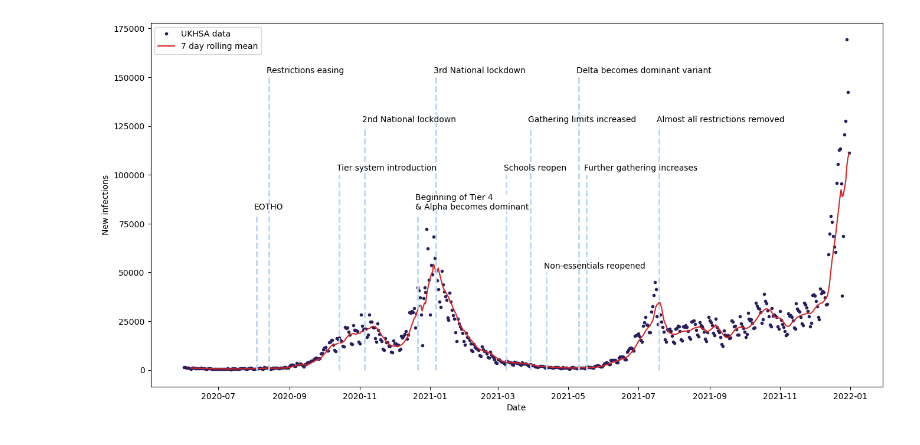
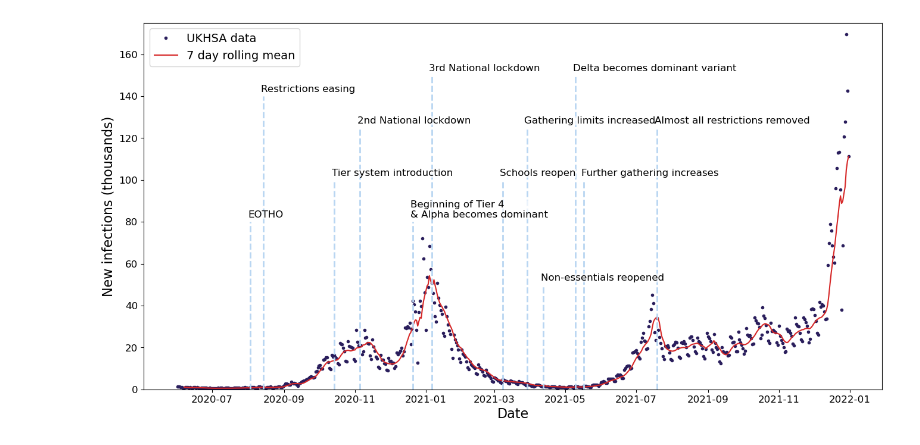
Before and after one commit to joshlooks/COVIDews, a Jupyter notebook: intro_plots.ipynb, the cells around one changed output. Cells and saved outputs as stored; diff of their text form; code cells hidden in the pictures.

```diff
--- a/intro_plots.ipynb
+++ b/intro_plots.ipynb
@@ -15,38 +14,43 @@ cases20_additional = pd.read_csv('Data/ltla_2023-12-14.csv')
 cases20_additional.rename(columns={'newCasesBySpecimenDate':'value','areaCode':'area_code','areaName':'area_name'},inplace=True)
 cases20_additional.drop(columns='areaType',inplace=True)
 cases20_additional = cases20_additional[cases20_additional['area_name'].isin(cases20['area_name'].values)]
 cases20 = pd.concat([cases20,cases20_additional])
 # Rename columns and take weekly incidence instead of daily
 cases = pd.concat([cases20,cases21])
 cases['date'] = pd.to_datetime(cases['date'])
+cases['value'] = cases['value'] / 1000
 cases_total = cases.groupby('date').sum().reset_index()[['date','value']]
 cases_total['rolling'] = cases_total['value'].rolling(7).mean()
 cases_total.set_index('date')
 
 # Incidence plot with key timeline events/expected bifurcations
 fig, ax = plt.subplots(figsize=(16,8))
 ax.plot(cases_total['date'],cases_total['value'],".",label="UKHSA data",color='#2A1E5C')
 ax.plot(cases_total['date'],cases_total['rolling'],label="7 day rolling mean",color='#D62828')
 
 locs = ['2020-08-03','2020-08-14','2020-10-14','2020-11-05','2020-12-21','2021-01-06','2021-03-08','2021-03-29','2021-04-12','2021-05-10','2021-05-17','2021-07-19']
 locs = np.array(locs, dtype='datetime64')
 labs = ['EOTHO','Restrictions easing','Tier system introduction','2nd National lockdown','Beginning of Tier 4\n& Alpha becomes dominant',
         '3rd National lockdown','Schools reopen','Gathering limits increased','Non-essentials reopened','Delta becomes dominant variant','Further gathering increases','Almost all restrictions removed']
-heights = [80000,150000,100000,125000,80000,150000,100000,125000,50000,150000,100000,125000]
+heights = np.array([80000,140000,100000,125000,80000,150000,100000,125000,50000,150000,100000,125000]) / 1000
 ax.vlines(locs,ymin = 0, ymax = heights, linestyle='--',color='#B9D6F2',lw=2)
 for date, lab, ht in zip(locs, labs, heights):
     ax.annotate(lab, xy=(date, ht),
                 xytext=(-3, np.sign(ht)*3), textcoords="offset points",
+                fontsize=12,
                 verticalalignment="bottom",
                 weight="normal",
                 bbox=dict(boxstyle='square', pad=0, lw=0, fc=(1, 1, 1, 0.7)))
-ax.set_xlabel('Date')
-ax.set_ylabel('New infections')
-plt.legend()
+ax.set_xlabel('Date',fontsize=16)
+ax.set_ylabel('New infections (thousands)',fontsize=16)
+ax.tick_params(axis='x', labelsize=12)
+ax.tick_params(axis='y', labelsize=12)
+ax.set_ylim((0,175))
+plt.legend(fontsize=14,loc='upper left')
 plt.savefig('Figures/covidtimeline.pdf',dpi=2400,bbox_inches='tight')
 plt.show()
 # %% [output]
-[figure, old version]
+[figure, new version]
 # %%
 with open('Data/hodcroftlab_covariants_master_web_public_data_perCountryData.json') as f:
     variants = json.load(f)
```
Also changed, not shown: parts of 2 cells of this notebook, 26 other files.
